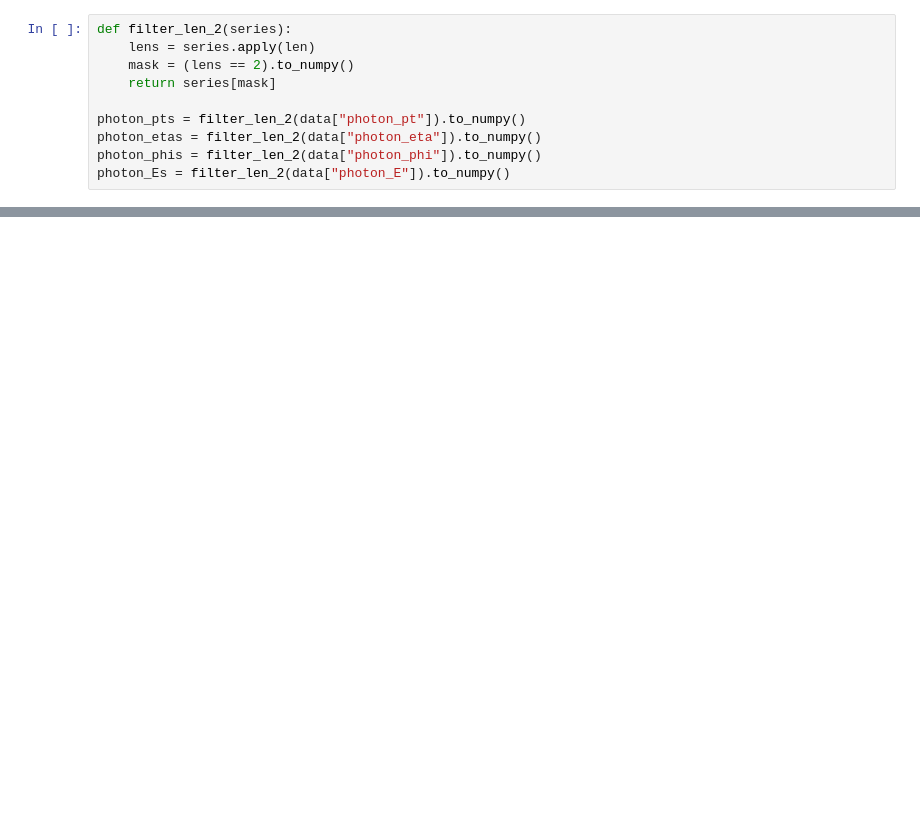
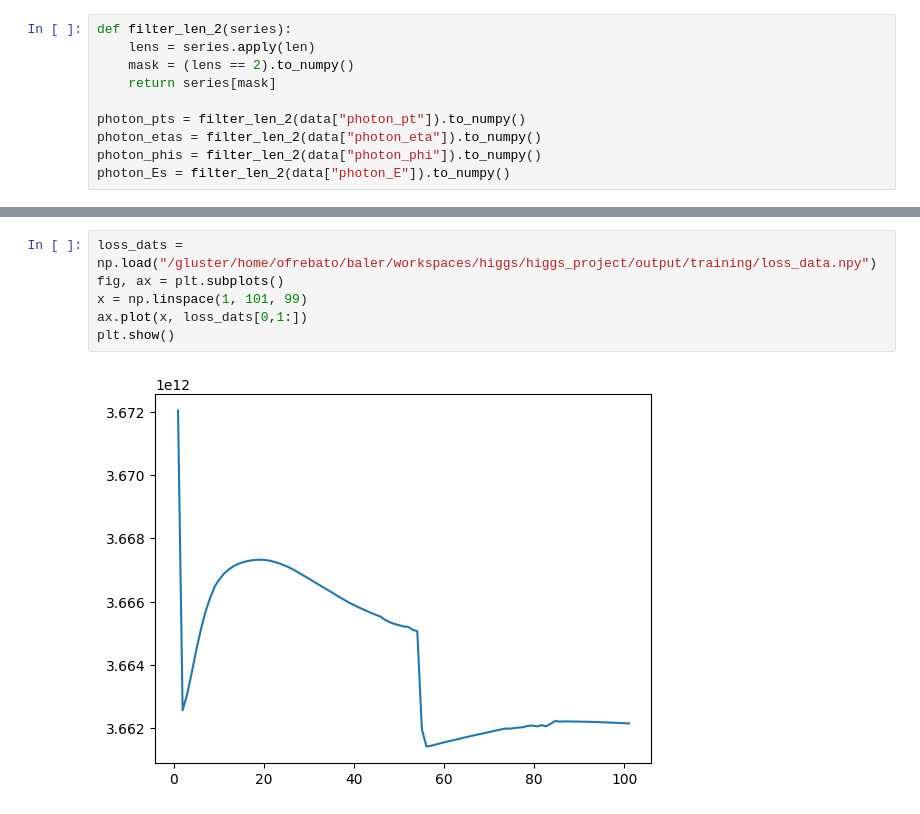
Before and after one commit to OscarrrFuentes/baler, a Jupyter notebook: higgs_analysis/Hyy_analysis.ipynb, the cells around one changed output, grey strips where cells are left out. Saved outputs shown, nothing was run; the diff lists cells and outputs as text; blank space fills up the shorter version.

Commit message:
Higgs diphoton analysis and attempts at separating data, then compressing and decompressing

```diff
--- a/higgs_analysis/Hyy_analysis.ipynb
+++ b/higgs_analysis/Hyy_analysis.ipynb
@@ -358,0 +397,8 @@ np.savez("/gluster/home/ofrebato/baler/workspaces/higgs/data/13TeV_combined_cut_
+# %%
+loss_dats = np.load("/gluster/home/ofrebato/baler/workspaces/higgs/higgs_project/output/training/loss_data.npy")
+fig, ax = plt.subplots()
+x = np.linspace(1, 101, 99)
+ax.plot(x, loss_dats[0,1:])
+plt.show()
+# %% [output]
+[figure, added]
```
Also changed, not shown: parts of 13 cells of this notebook, 13 other files.
